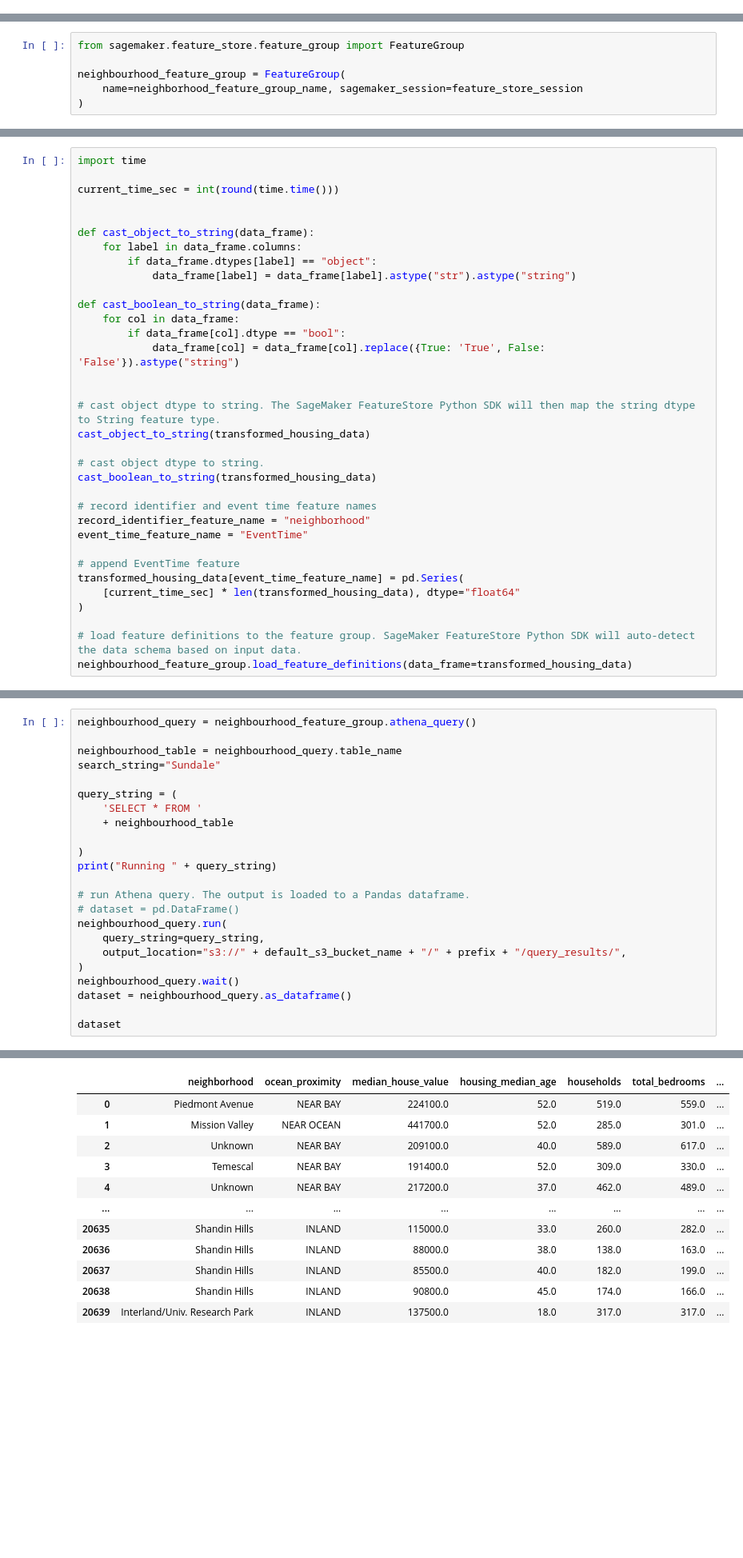
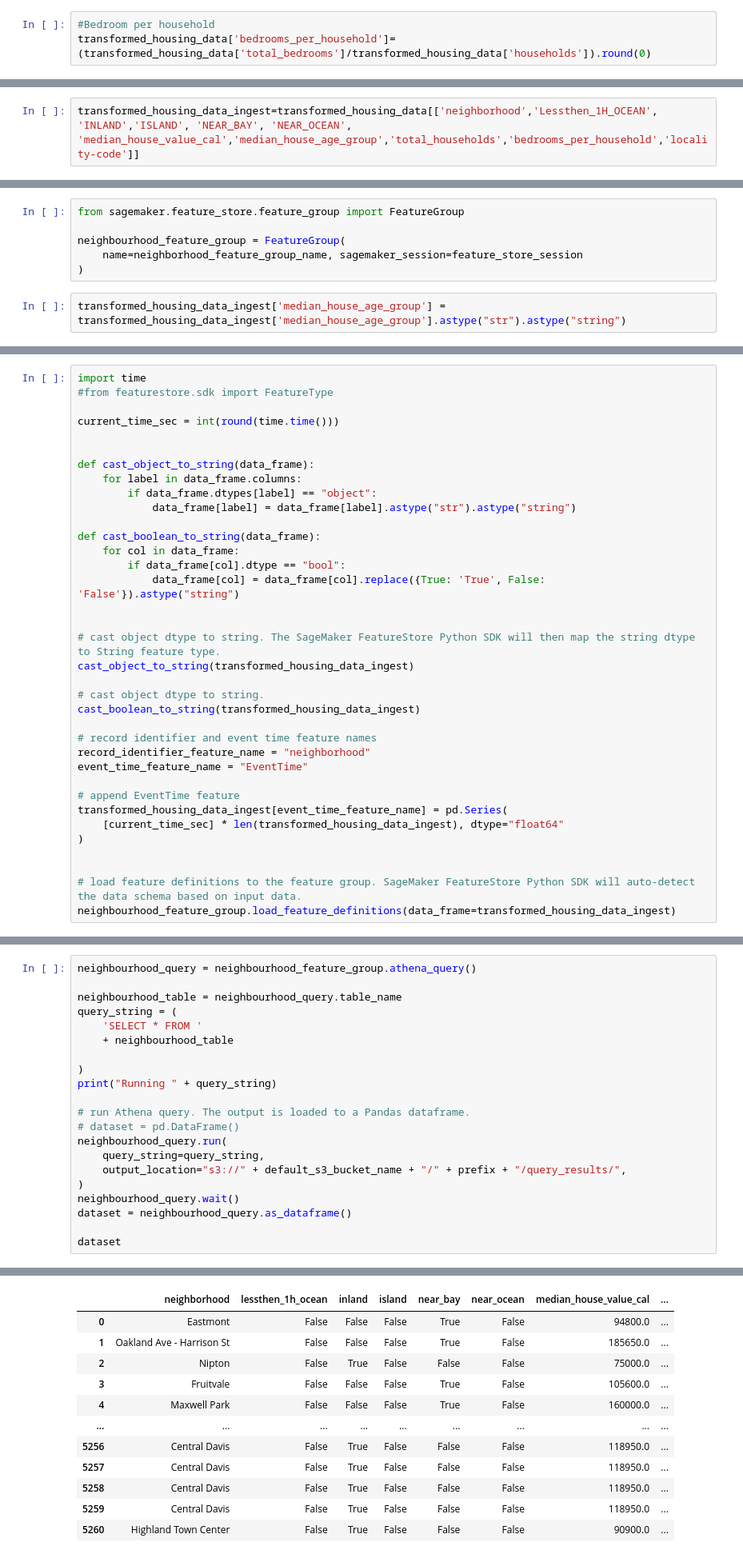
Before and after one commit to pkhanna2/MLOPSAssignments, a Jupyter notebook: PrachiKhanna_Assignment3.1.ipynb, the cells around one changed output, grey strips where cells are left out. Shown at 80% size. Drawn from its saved outputs; the diff is of its cells as text; blank space fills up the shorter version.

```diff
--- a/PrachiKhanna_Assignment3.1.ipynb
+++ b/PrachiKhanna_Assignment3.1.ipynb
@@ -190,0 +462,3 @@ transformed_housing_data.head()
+# %%
+#Bedroom per household
+transformed_housing_data['bedrooms_per_household']=(transformed_housing_data['total_bedrooms']/transformed_housing_data['households']).round(0)
@@ -190,0 +474,2 @@ transformed_housing_data.head()
+# %%
+transformed_housing_data_ingest=transformed_housing_data[['neighborhood','Lessthen_1H_OCEAN', 'INLAND','ISLAND', 'NEAR_BAY', 'NEAR_OCEAN', 'median_house_value_cal','median_house_age_group','total_households','bedrooms_per_household','locality-code']]
@@ -203,3 +497,5 @@ from sagemaker.feature_store.feature_group import FeatureGroup
 neighbourhood_feature_group = FeatureGroup(
     name=neighborhood_feature_group_name, sagemaker_session=feature_store_session
 )
+# %%
+transformed_housing_data_ingest['median_house_age_group'] = transformed_housing_data_ingest['median_house_age_group'].astype("str").astype("string")
@@ -206,5 +508,6 @@ neighbourhood_feature_group = FeatureGroup(
 # %%
 import time
+#from featurestore.sdk import FeatureType
 
 current_time_sec = int(round(time.time()))
 
@@ -221,20 +524,21 @@ def cast_boolean_to_string(data_frame):
 
 
 # cast object dtype to string. The SageMaker FeatureStore Python SDK will then map the string dtype to String feature type.
-cast_object_to_string(transformed_housing_data)
+cast_object_to_string(transformed_housing_data_ingest)
 
 # cast object dtype to string.
-cast_boolean_to_string(transformed_housing_data)
+cast_boolean_to_string(transformed_housing_data_ingest)
 
 # record identifier and event time feature names
 record_identifier_feature_name = "neighborhood"
 event_time_feature_name = "EventTime"
 
 # append EventTime feature
-transformed_housing_data[event_time_feature_name] = pd.Series(
-    [current_time_sec] * len(transformed_housing_data), dtype="float64"
+transformed_housing_data_ingest[event_time_feature_name] = pd.Series(
+    [current_time_sec] * len(transformed_housing_data_ingest), dtype="float64"
 )
 
+
 # load feature definitions to the feature group. SageMaker FeatureStore Python SDK will auto-detect the data schema based on input data.
-neighbourhood_feature_group.load_feature_definitions(data_frame=transformed_housing_data)
+neighbourhood_feature_group.load_feature_definitions(data_frame=transformed_housing_data_ingest)
 # %% [output]
@@ -398,8 +732,6 @@ LOCATION 's3://sagemaker-us-east-1-652903355321/sagemaker-featurestore-assignmen
 neighbourhood_query = neighbourhood_feature_group.athena_query()
 
 neighbourhood_table = neighbourhood_query.table_name
-search_string="Sundale"
-
 query_string = (
     'SELECT * FROM '
     + neighbourhood_table
@@ -422,12 +754,12 @@ Running SELECT * FROM neighborhood_feature_group_18_13_26_36_1716038814
-|  | neighborhood | ocean_proximity | median_house_value | housing_median_age | households | total_bedrooms | ... |
-| 0 | Piedmont Avenue | NEAR BAY | 224100.0 | 52.0 | 519.0 | 559.0 | ... |
-| 1 | Mission Valley | NEAR OCEAN | 441700.0 | 52.0 | 285.0 | 301.0 | ... |
-| 2 | Unknown | NEAR BAY | 209100.0 | 40.0 | 589.0 | 617.0 | ... |
-| 3 | Temescal | NEAR BAY | 191400.0 | 52.0 | 309.0 | 330.0 | ... |
-| 4 | Unknown | NEAR BAY | 217200.0 | 37.0 | 462.0 | 489.0 | ... |
-| ... | ... | ... | ... | ... | ... | ... | ... |
-| 20635 | Shandin Hills | INLAND | 115000.0 | 33.0 | 260.0 | 282.0 | ... |
-| 20636 | Shandin Hills | INLAND | 88000.0 | 38.0 | 138.0 | 163.0 | ... |
-| 20637 | Shandin Hills | INLAND | 85500.0 | 40.0 | 182.0 | 199.0 | ... |
-| 20638 | Shandin Hills | INLAND | 90800.0 | 45.0 | 174.0 | 166.0 | ... |
-| 20639 | Interland/Univ. Research Park | INLAND | 137500.0 | 18.0 | 317.0 | 317.0 | ... |
+|  | neighborhood | lessthen_1h_ocean | inland | island | near_bay | near_ocean | median_house_value_cal | ... |
+| 0 | Eastmont | False | False | False | True | False | 94800.0 | ... |
+| 1 | Oakland Ave - Harrison St | False | False | False | True | False | 185650.0 | ... |
+| 2 | Nipton | False | True | False | False | False | 75000.0 | ... |
+| 3 | Fruitvale | False | False | False | True | False | 105600.0 | ... |
+| 4 | Maxwell Park | False | False | False | True | False | 160000.0 | ... |
+| ... | ... | ... | ... | ... | ... | ... | ... | ... |
+| 5256 | Central Davis | False | True | False | False | False | 118950.0 | ... |
+| 5257 | Central Davis | False | True | False | False | False | 118950.0 | ... |
+| 5258 | Central Davis | False | True | False | False | False | 118950.0 | ... |
+| 5259 | Central Davis | False | True | False | False | False | 118950.0 | ... |
+| 5260 | Highland Town Center | False | True | False | False | False | 90900.0 | ... |
```
Also changed, not shown: parts of 79 cells of this notebook.
